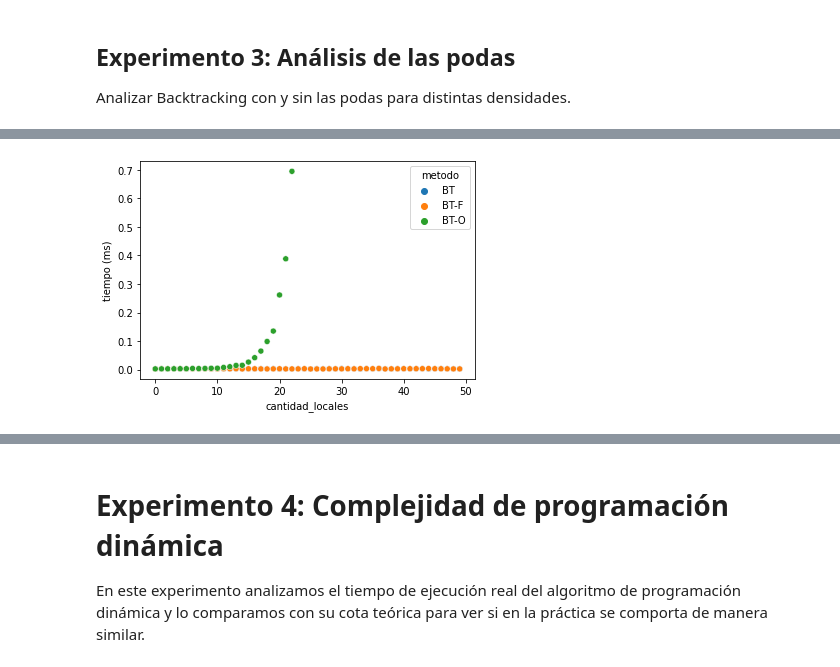
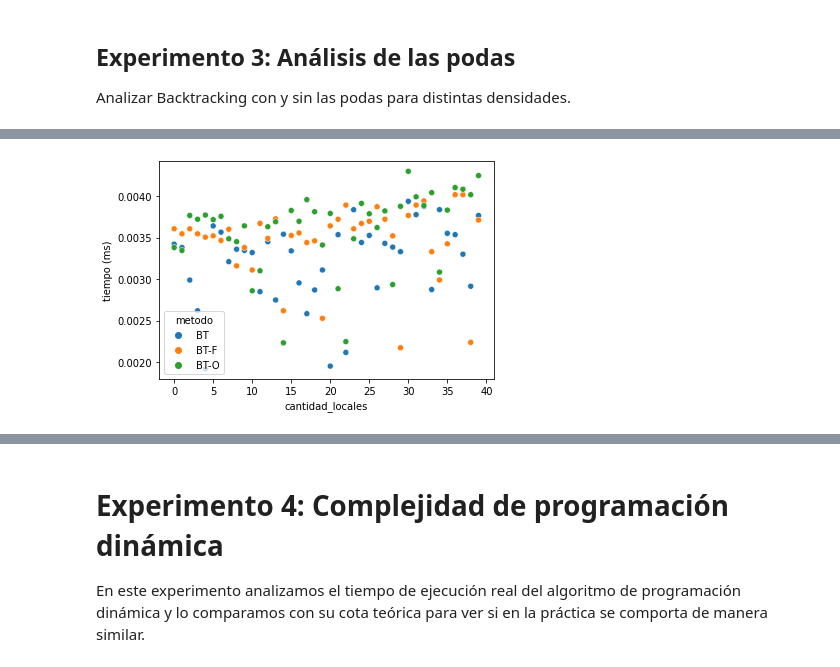
Before and after one commit to kugelblitz1235/Tecnicas-algoritmicas-algo3, a Jupyter notebook: python/analisis.ipynb, the cells around one changed output, grey strips where cells are left out. Saved outputs shown, nothing was run; the diff lists cells and outputs as text; code cells hidden in the pictures.

Commit message:
resultados finales para los experimentos 1,2,4 y 5. Version pre-final de las notebooks

```diff
--- a/python/analisis.ipynb
+++ b/python/analisis.ipynb
@@ -79,5 +101,5 @@ En este experimento evaluamos el método BT con los datasets mejor-caso-bt, mejo
 # %%
-df_resultados = pd.read_csv("resultados/resultado2.csv");
+df_resultados = pd.read_csv("resultados/resultadoTotal2.csv");
 df_resultados.head()
 # %% [output]
 |  | dataset | cantidad_locales | limite_contagio | metodo | tiempo |
@@ -129,6 +186,3 @@ print("Índice de correlación de Pearson:", correlacion_pearson(df_BT_peor_caso
 # %% [markdown]
 ## Experimento 3: Análisis de las podas
 Analizar Backtracking con y sin las podas para distintas densidades.
-# %%
-df_resultados = pd.read_csv("resultados/resultado3.csv");
-df_resultados.head()
@@ -151,7 +205,5 @@ plt.savefig("graficos/bt-podas-alta.svg");
 # %%
-#contrastamos todos los métodos sobre el mejor caso que aprovecha optimalidad
-df_BT_mejor_caso_con_optimalidad = df_resultados[((df_resultados["metodo"]=="BT") | (df_resultados["metodo"]=="BT-F") | (df_resultados["metodo"]=="BT-O")) & (df_resultados["dataset"] == "mejor-caso-BT-O")].copy();
-df_BT_mejor_caso_con_optimalidad = df_BT_mejor_caso_con_optimalidad[df_BT_mejor_caso_con_optimalidad["tiempo"] < 2000]; # Sacamos outliers.
-fig = sns.scatterplot(data=df_BT_mejor_caso, x='cantidad_locales', y='tiempo', hue='metodo');
+df_BT_bajo_contagio = df_resultados[((df_resultados["metodo"]=="BT") | (df_resultados["metodo"]=="BT-F") | (df_resultados["metodo"]=="BT-O")| (df_resultados["metodo"]=="BT-O2")) & (df_resultados["dataset"] == "bajo_contagio")].copy();
+fig = sns.scatterplot(data=df_BT_bajo_contagio, x='cantidad_locales', y='tiempo', hue='metodo');
 fig.set(xlabel='cantidad_locales', ylabel='tiempo (ms)');
-plt.savefig("graficos/bt-podas-alta.svg");
+plt.savefig("graficos/bt-podas-baja.svg");
@@ -158,7 +212,7 @@ plt.savefig("graficos/bt-podas-alta.svg");
 # %%
-# Acercamos un poco la lupa para ver la diferencia entre BT y BT-O.
-fig = sns.scatterplot(data=df_BT_mejor_caso[df_BT_mejor_caso["tiempo"]<1], x='cantidad_locales', y='tiempo', hue='metodo');
+# Acercamos un poco la lupa para ver la diferencia entre BT, BT-O y BT-O2.
+fig = sns.scatterplot(data=df_BT_bajo_contagio[df_BT_bajo_contagio["tiempo"]<0.5], x='cantidad_locales', y='tiempo', hue='metodo');
 fig.set(xlabel='cantidad_locales', ylabel='tiempo (ms)');
-plt.savefig("graficos/bt-podas-alta-zoom.svg");
+plt.savefig("graficos/bt-podas-baja-zoom.svg");
 # %% [output]
-[figure, old version]
+[figure, new version]
```
Also changed, not shown: parts of 28 cells of this notebook, 23 other files.
